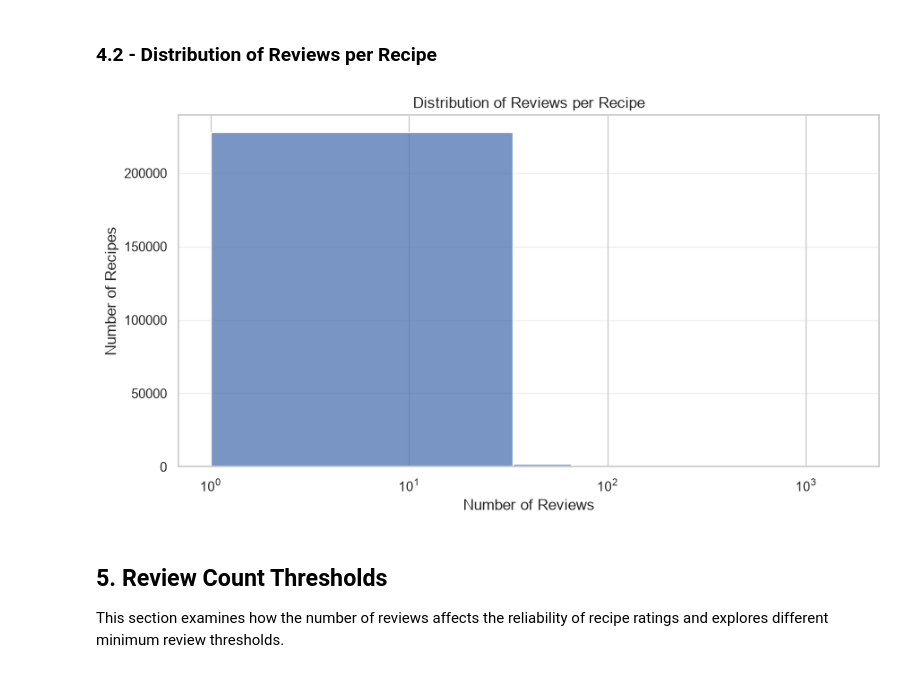
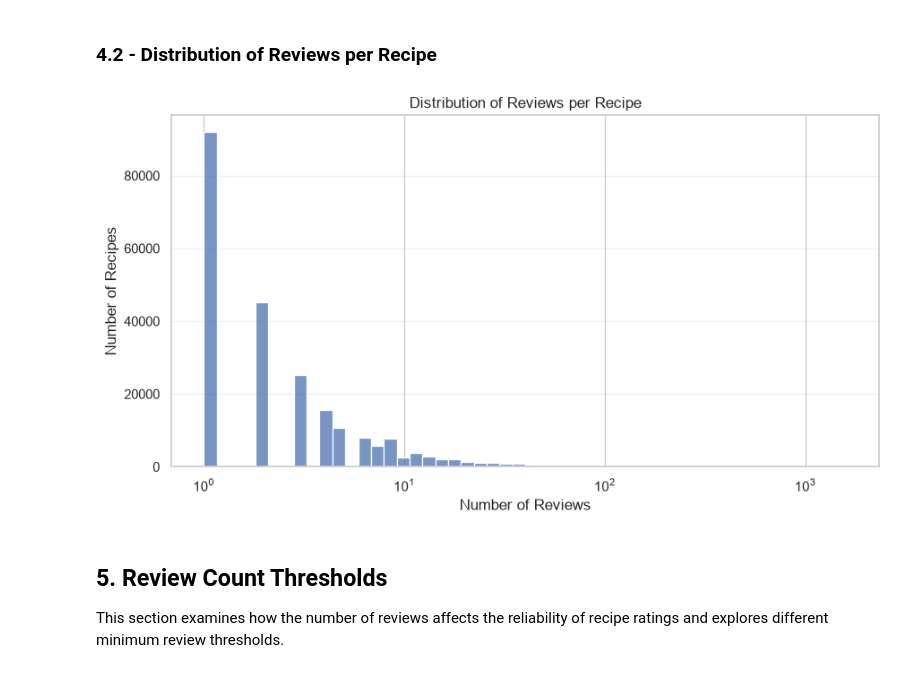
Before and after one commit to colosifederica2004-lgtm/rate_my_recipe, a Jupyter notebook: notebooks/01_dataset_exploration.ipynb, the cells around one changed output. Cells and saved outputs as stored; diff of their text form; code cells hidden in the pictures.

Commit message:
Fix histogram scale, remove duplicate table and print train parameters

```diff
--- a/notebooks/01_dataset_exploration.ipynb
+++ b/notebooks/01_dataset_exploration.ipynb
@@ -212,23 +212,23 @@ plt.show()
 # %%
 # Plot the distribution of reviews per recipe
 
 plt.figure(figsize=(9, 5))
 
 sns.histplot(
     x=reviews_per_recipe,
-    bins=50
+    bins=50,
+    log_scale=True
 )
 
 plt.title("Distribution of Reviews per Recipe")
 plt.xlabel("Number of Reviews")
 plt.ylabel("Number of Recipes")
 
-plt.xscale("log")
 plt.grid(axis="y", alpha=0.3)
 plt.tight_layout()
 plt.show()
 # %% [output]
-[figure, old version]
+[figure, new version]
 # %% [markdown]
 
 ## 5. Review Count Thresholds
```
Also changed, not shown: parts of 3 cells of this notebook.
